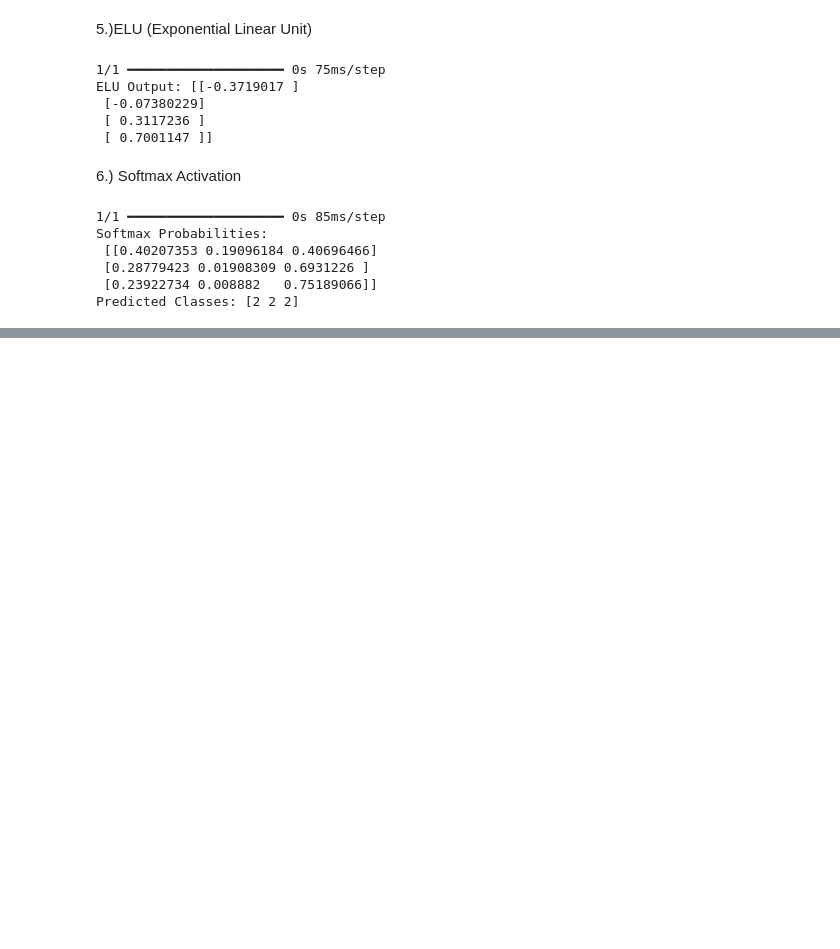
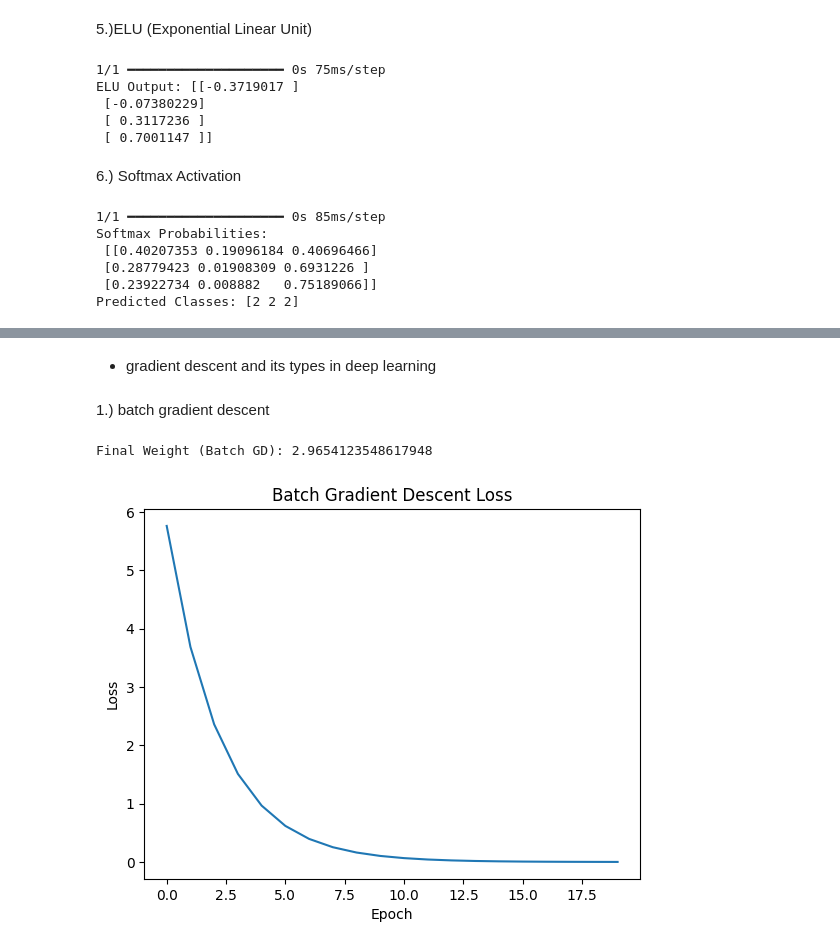
Before and after one commit to visheshsharma1708/Datascience.pr, a Jupyter notebook: deep-learning(tensorflow)/tensorflow.ipynb, the cells around one changed output, grey strips where cells are left out. Cells and saved outputs as stored; diff of their text form; code cells hidden in the pictures; blank space fills up the shorter version.

Commit message:
gradient descent and optimizers

```diff
--- a/deep-learning(tensorflow)/tensorflow.ipynb
+++ b/deep-learning(tensorflow)/tensorflow.ipynb
@@ -315,0 +352,32 @@ Predicted Classes: [2 2 2]
+# %% [markdown]
+* gradient descent and its types in deep learning
+# %% [markdown]
+1.) batch gradient descent
+# %%
+import numpy as np
+import matplotlib.pyplot as plt
+def loss(w):
+    return (w - 3) ** 2
+
+def gradient(w):
+    return 2 * (w - 3)
+
+w = 0
+learning_rate = 0.1
+epochs = 20
+history = []
+
+for i in range(epochs):
+    grad = gradient(w)
+    w -= learning_rate * grad
+    history.append(loss(w))
+
+print("Final Weight (Batch GD):", w)
+plt.plot(history)
+plt.title("Batch Gradient Descent Loss")
+plt.xlabel("Epoch")
+plt.ylabel("Loss")
+plt.show()
+# %% [output]
+Final Weight (Batch GD): 2.9654123548617948
+[figure, added]
```
Also changed, not shown: parts of 8 cells of this notebook.
